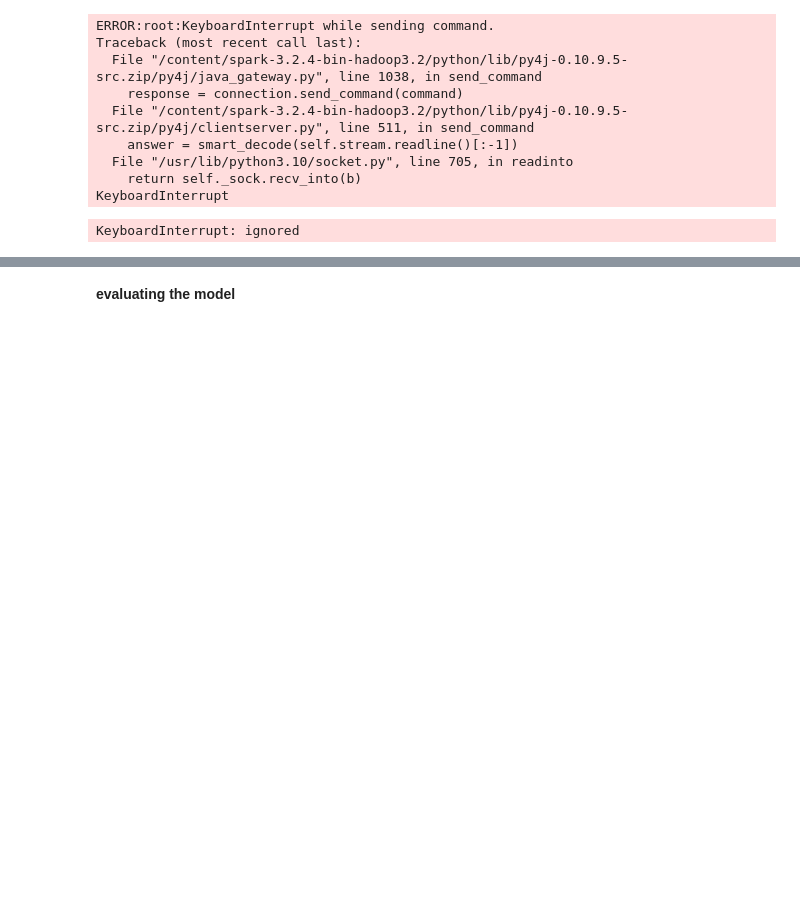
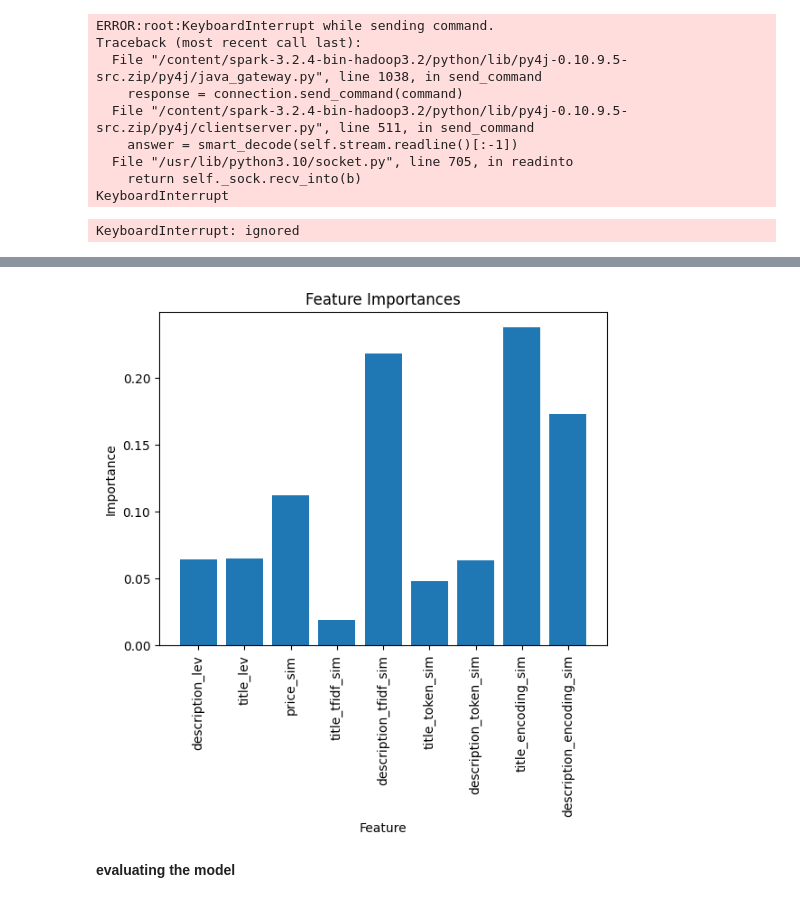
Before and after one commit to annopol/entity-recognition, a Jupyter notebook: Entity_Resolution.ipynb, the cells around one changed output, grey strips where cells are left out. Cells and saved outputs as stored; diff of their text form; code cells hidden in the pictures; blank space fills up the shorter version.

```diff
--- a/Entity_Resolution.ipynb
+++ b/Entity_Resolution.ipynb
@@ -550,27 +545,26 @@ rfModel.featureImportances
 # %%
 import matplotlib.pyplot as plt
 importances = rfModel.featureImportances
 
-# create a list of feature names
-feature_names = train.columns[:10]
-print(feature_names)
 # create a bar chart of feature importances
-plt.bar(feature_names, importances)
+plt.bar(features, importances)
 
 # set x-axis label
 plt.xlabel('Feature')
 
 # set y-axis label
 plt.ylabel('Importance')
 
 # set chart title
 plt.title('Feature Importances')
 
 # rotate x-axis labels to improve readability
 plt.xticks(rotation=90)
 
 # display the chart
 plt.show()
+# %% [output]
+[figure, added]
 # %% [markdown]
 **evaluating the model**
 # %%
```
Also changed, not shown: parts of 16 cells of this notebook.
